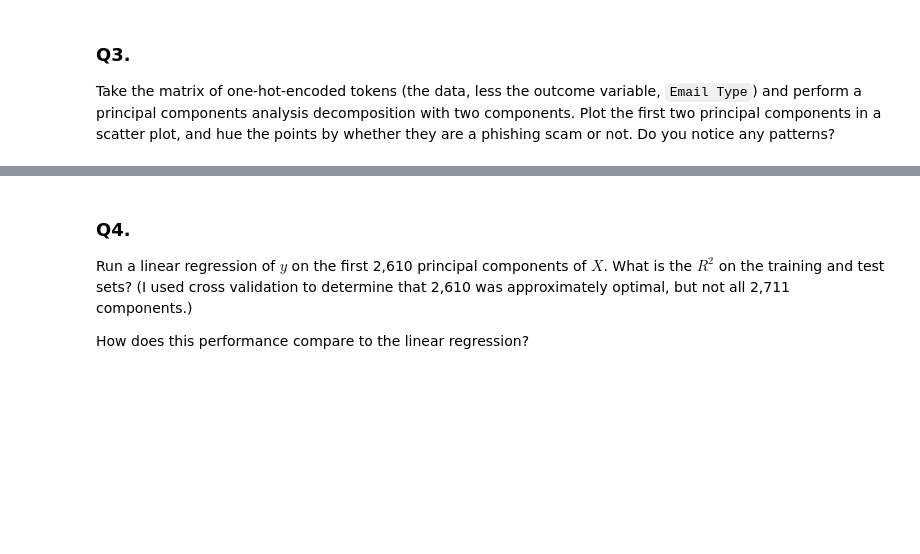
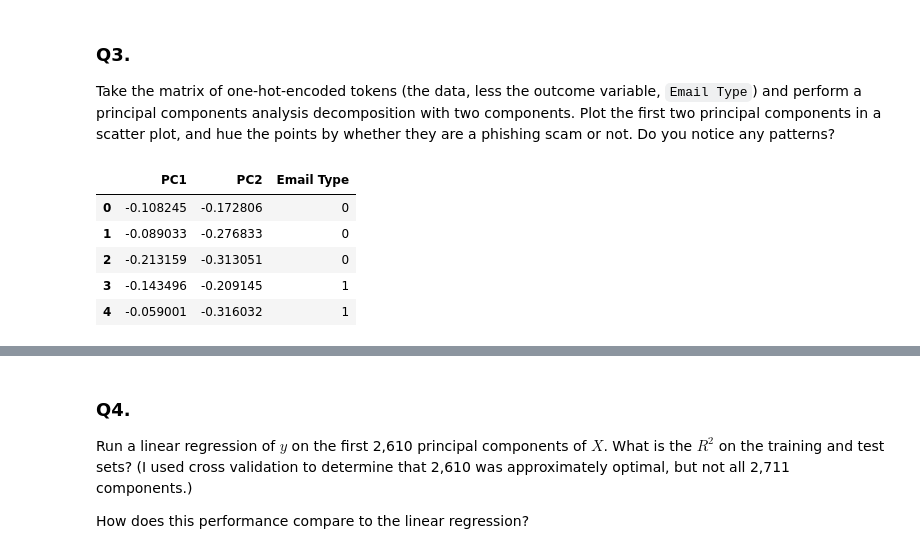
Before and after one commit to eaa3ug/pca_assignment, a Jupyter notebook: assignment.ipynb, the cells around one changed output, grey strips where cells are left out. Drawn from its saved outputs; the diff is of its cells as text; code cells hidden in the pictures; blank space fills up the shorter version.

```diff
--- a/assignment.ipynb
+++ b/assignment.ipynb
@@ -116,0 +121,20 @@ Take the matrix of one-hot-encoded tokens (the data, less the outcome variable,
+# %%
+from sklearn.decomposition import PCA
+from sklearn.preprocessing import StandardScaler
+
+scaler = StandardScaler(with_mean = False)
+X_scaled = scaler.fit_transform(X)
+
+pca = PCA(n_components = 2)
+X_pca = pca.fit_transform(X_scaled)
+
+pca_df = pd.DataFrame(X_pca, columns = ['PC1', 'PC2'])
+pca_df['Email Type'] = y.values
+pca_df.head()
+# %% [output]
+|  | PC1 | PC2 | Email Type |
+| 0 | -0.108245 | -0.172806 | 0 |
+| 1 | -0.089033 | -0.276833 | 0 |
+| 2 | -0.213159 | -0.313051 | 0 |
+| 3 | -0.143496 | -0.209145 | 1 |
+| 4 | -0.059001 | -0.316032 | 1 |
```
Also changed, not shown: parts of 2 cells of this notebook.
